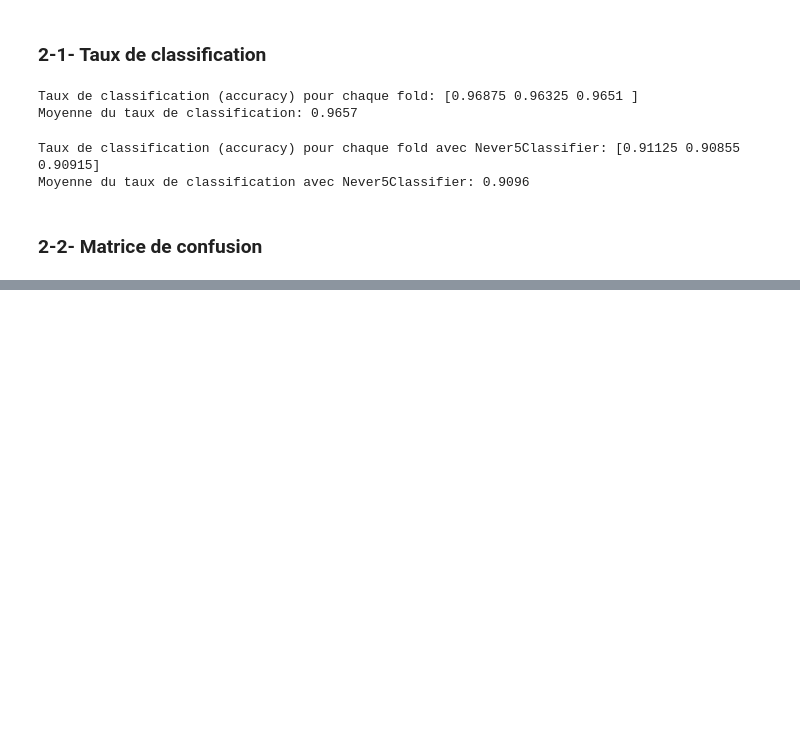
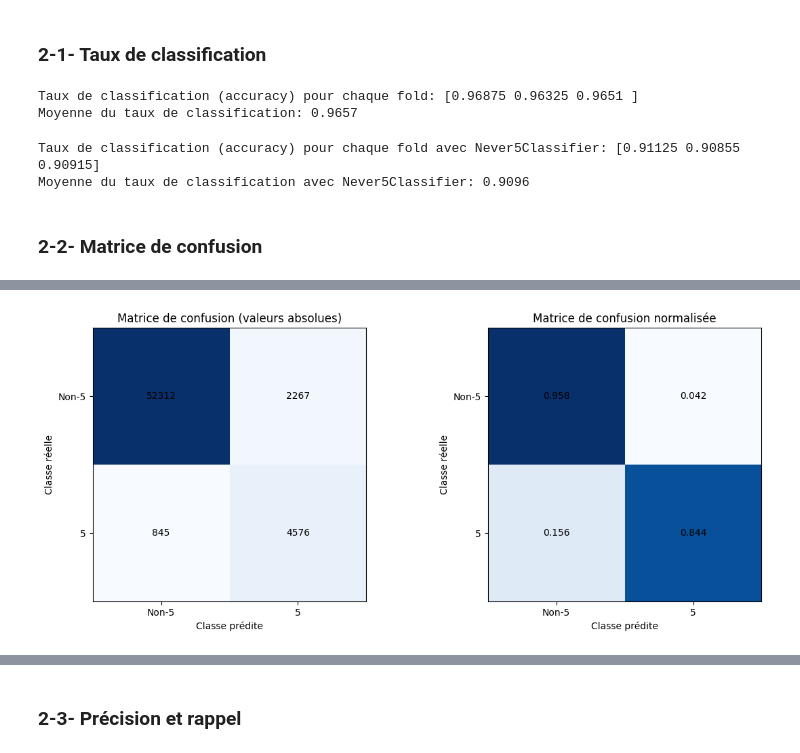
Before and after one commit to BreizhHardware/cours-ISEN-MD, a Jupyter notebook: ISEN/IA/CIPA4/TP/TP2/tp2_IA.ipynb, the cells around one changed output, grey strips where cells are left out. Drawn from its saved outputs; the diff is of its cells as text; code cells hidden in the pictures; blank space fills up the shorter version.

```diff
--- a/ISEN/IA/CIPA4/TP/TP2/tp2_IA.ipynb
+++ b/ISEN/IA/CIPA4/TP/TP2/tp2_IA.ipynb
@@ -402,0 +421,75 @@ print("✅ Chaque échantillon a été prédit exactement une fois lors de la va
+# %%
+from sklearn.metrics import confusion_matrix
+import matplotlib.pyplot as plt
+import numpy as np
+
+print("=== Matrice de confusion du classifieur SGD ===\n")
+
+# Calculer la matrice de confusion normale
+cm = confusion_matrix(y_train_5, y_train_pred)
+print("Matrice de confusion (valeurs absolues):")
+print(cm)
+
+# Calculer la matrice de confusion normalisée
+cm_normalized = confusion_matrix(y_train_5, y_train_pred, normalize='true')
+print("\nMatrice de confusion normalisée:")
+print(cm_normalized)
+
+# Visualisation des matrices de confusion avec matplotlib uniquement
+fig, axes = plt.subplots(1, 2, figsize=(12, 5))
+
+# Matrice de confusion absolue
+im1 = axes[0].imshow(cm, interpolation='nearest', cmap=plt.cm.Blues)
+axes[0].set_title('Matrice de confusion (valeurs absolues)')
+axes[0].set_xlabel('Classe prédite')
+axes[0].set_ylabel('Classe réelle')
+
+# Ajouter les annotations manuellement
+for i in range(cm.shape[0]):
+    for j in range(cm.shape[1]):
+        axes[0].text(j, i, format(cm[i, j], 'd'),
+                    ha="center", va="center", color="black")
+
+# Ajouter les labels des axes
+axes[0].set_xticks([0, 1])
+axes[0].set_yticks([0, 1])
+axes[0].set_xticklabels(['Non-5', '5'])
+axes[0].set_yticklabels(['Non-5', '5'])
+
+# Matrice de confusion normalisée
+im2 = axes[1].imshow(cm_normalized, interpolation='nearest', cmap=plt.cm.Blues)
+axes[1].set_title('Matrice de confusion normalisée')
+axes[1].set_xlabel('Classe prédite')
+axes[1].set_ylabel('Classe réelle')
+
+# Ajouter les annotations pour la matrice normalisée
+for i in range(cm_normalized.shape[0]):
+    for j in range(cm_normalized.shape[1]):
+        axes[1].text(j, i, format(cm_normalized[i, j], '.3f'),
+                    ha="center", va="center", color="black")
+
+# Ajouter les labels des axes
+axes[1].set_xticks([0, 1])
+axes[1].set_yticks([0, 1])
+axes[1].set_xticklabels(['Non-5', '5'])
+axes[1].set_yticklabels(['Non-5', '5'])
+
+plt.tight_layout()
+plt.show()
+
+# Interprétation détaillée de la matrice de confusion
+print("\n=== Interprétation de la matrice de confusion ===")
+tn, fp, fn, tp = cm.ravel()
+
+print(f"\nValeurs de la matrice (absolues):")
+print(f"• Vrais Négatifs (TN): {tn} - Correctement classés comme 'Non-5'")
+print(f"• Faux Positifs (FP): {fp} - Incorrectement classés comme '5' (Erreur Type I)")
+print(f"• Faux Négatifs (FN): {fn} - Incorrectement classés comme 'Non-5' (Erreur Type II)")
+print(f"• Vrais Positifs (TP): {tp} - Correctement classés comme '5'")
+
+print(f"\nPourcentages (normalisés):")
+print(f"• Spécificité (TN rate): {cm_normalized[0,0]:.3f} - {cm_normalized[0,0]*100:.1f}% des 'Non-5' bien identifiés")
+print(f"• Taux FP (FP rate): {cm_normalized[0,1]:.3f} - {cm_normalized[0,1]*100:.1f}% des 'Non-5' mal classés comme '5'")
+print(f"• Taux FN (FN rate): {cm_normalized[1,0]:.3f} - {cm_normalized[1,0]*100:.1f}% des '5' mal classés comme 'Non-5'")
+print(f"• Sensibilité (TP rate): {cm_normalized[1,1]:.3f} - {cm_normalized[1,1]*100:.1f}% des '5' bien identifiés")
+# %% [output]
@@ -402,0 +505 @@ print("✅ Chaque échantillon a été prédit exactement une fois lors de la va
+[figure, added]
@@ -402,0 +519,2 @@ print("✅ Chaque échantillon a été prédit exactement une fois lors de la va
+# %% [markdown]
+### 2-3- Précision et rappel
```
Also changed, not shown: parts of 2 cells of this notebook.
